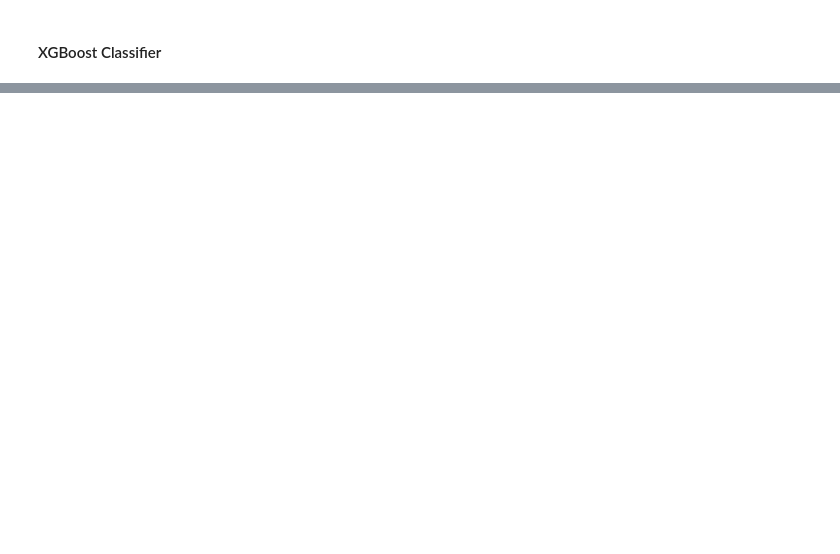
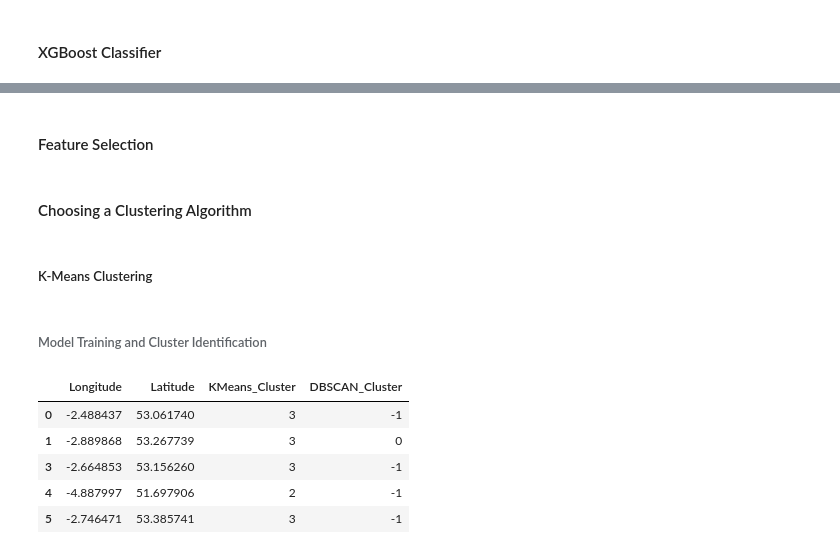
Before and after one commit to ArmanAghania/Road-Casualty-Statistics-and-Analysis, a Jupyter notebook: analysis.ipynb, the cells around one changed output, grey strips where cells are left out. Drawn from its saved outputs; the diff is of its cells as text; code cells hidden in the pictures; blank space fills up the shorter version.

```diff
--- a/analysis.ipynb
+++ b/analysis.ipynb
@@ -1604,0 +1647,8 @@ weighted avg       0.71      0.79      0.71     12179
+# %% [markdown]
+#### Feature Selection
+# %% [markdown]
+#### Choosing a Clustering Algorithm
+# %% [markdown]
+##### K-Means Clustering
+# %% [markdown]
+###### Model Training and Cluster Identification
@@ -1604,0 +1667,9 @@ weighted avg       0.71      0.79      0.71     12179
+# %%
+X_geo_km.head()
+# %% [output]
+|  | Longitude | Latitude | KMeans_Cluster | DBSCAN_Cluster |
+| 0 | -2.488437 | 53.061740 | 3 | -1 |
+| 1 | -2.889868 | 53.267739 | 3 | 0 |
+| 3 | -2.664853 | 53.156260 | 3 | -1 |
+| 4 | -4.887997 | 51.697906 | 2 | -1 |
+| 5 | -2.746471 | 53.385741 | 3 | -1 |
```
Also changed, not shown: parts of 46 cells of this notebook, 4 other files.
